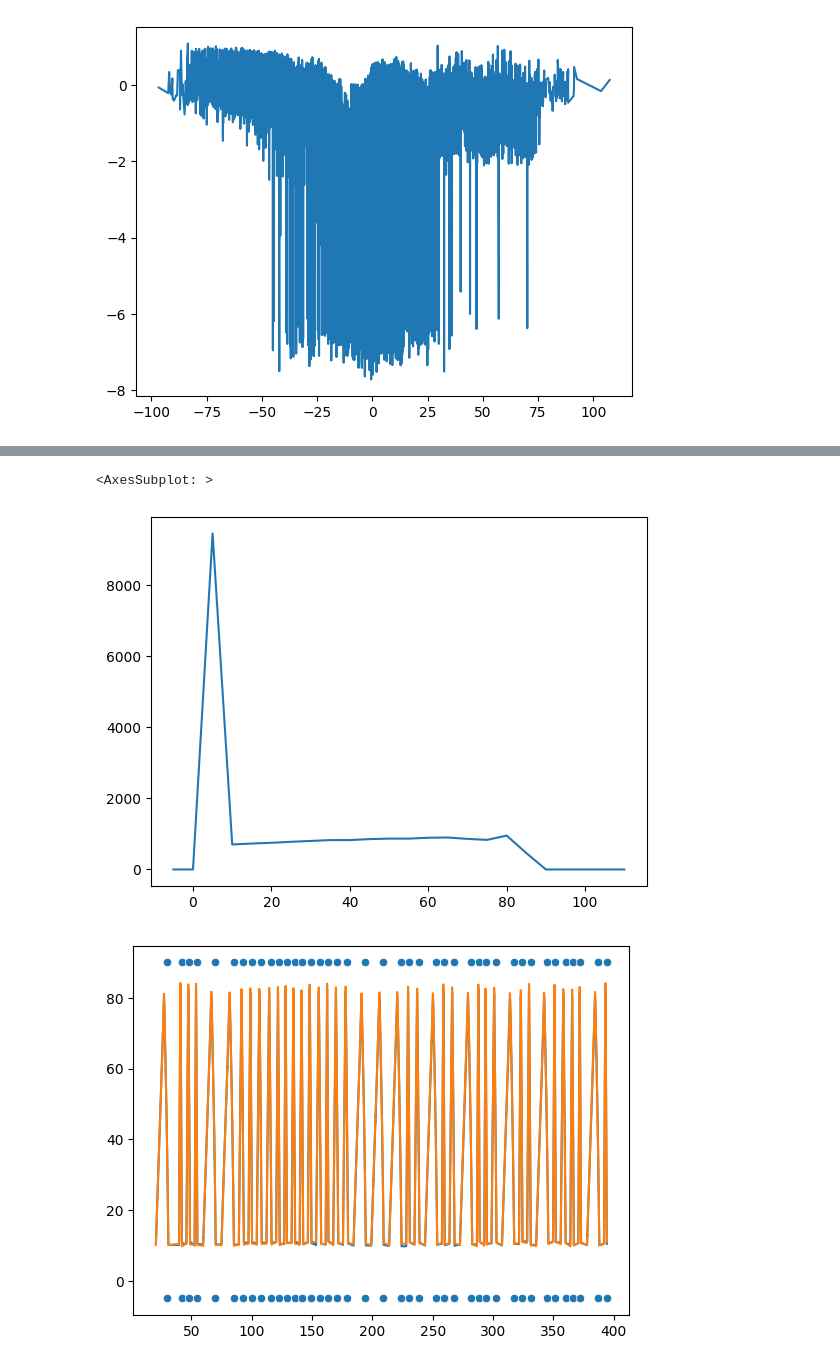
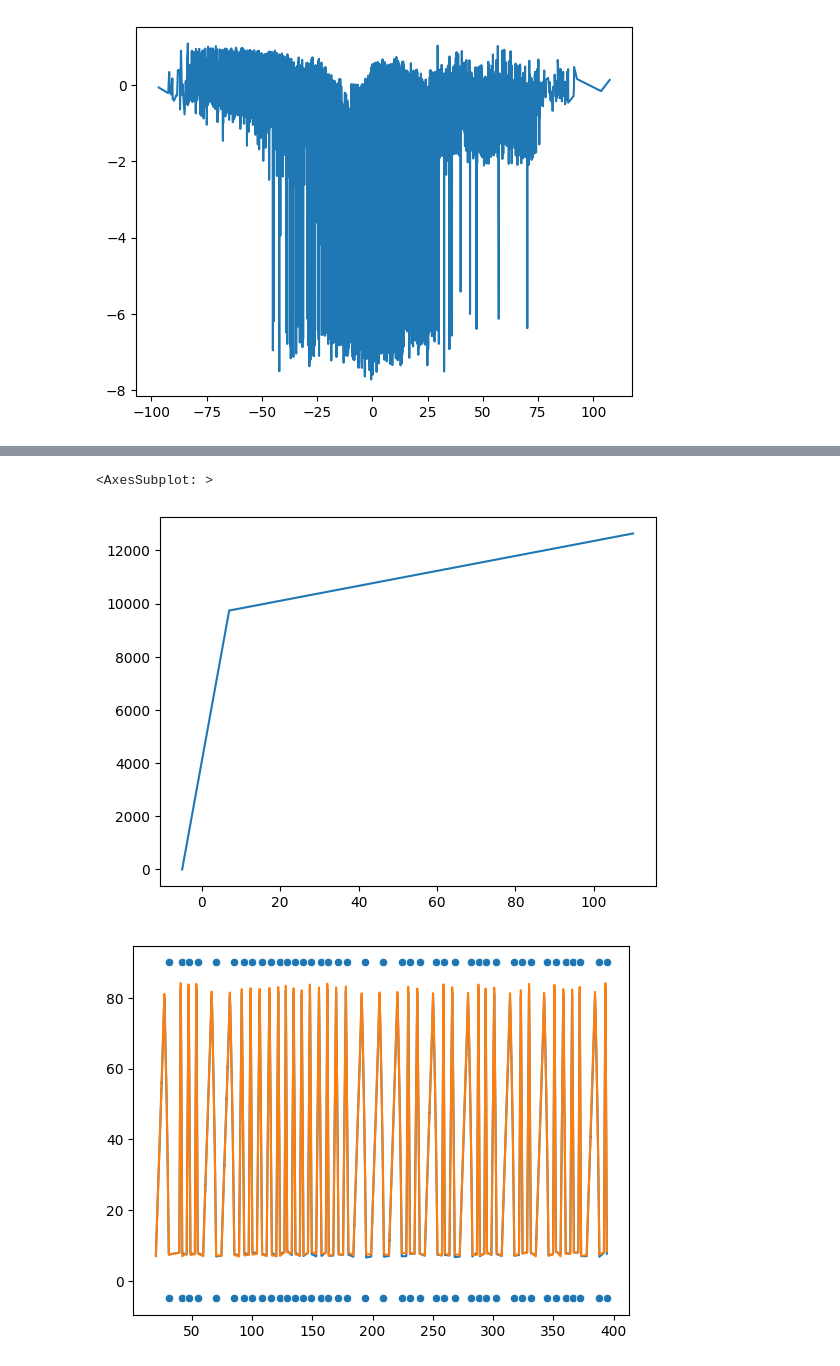
Before and after one commit to alejandromango/ArmAngleMotionTracking, a Jupyter notebook: ArmAngleAnalyzer.ipynb, the cells around one changed output, grey strips where cells are left out. Saved outputs shown, nothing was run; the diff lists cells and outputs as text; code cells hidden in the pictures.

```diff
--- a/ArmAngleAnalyzer.ipynb
+++ b/ArmAngleAnalyzer.ipynb
@@ -11,8 +11,8 @@ import xlsxwriter
 # %%
 experimentPath = "/Users/alex/Library/Mobile Documents/com~apple~CloudDocs/School/Masters/BME_207/Term Project/20221202_Initial_Full_Data_Run"#askdirectory(title='Select Folder Containing the experiment data')
 print(experimentPath)
-IMUData = pandas.read_csv("{}/20221203_IMUAngleData.csv".format(experimentPath))
-MCData = pandas.read_csv("{}/20221203_MotionCaptureAngleData.csv".format(experimentPath))
+IMUData = pandas.read_csv("{}/20221202_IMUAngleData.csv".format(experimentPath))
+MCData = pandas.read_csv("{}/20221202_MotionCaptureAngleData.csv".format(experimentPath))
 LogData = pandas.read_csv("{}/20221202_FullDataArmLog.txt".format(experimentPath), delimiter=';')
 videoFramerate = 59.94
 MCData['Time'] = MCData['Frame'].values/videoFramerate
@@ -106,7 +106,7 @@ seaborn.lineplot(y=difference[:-1], x=(MCVel + IMUVel)/2)
 <AxesSubplot: >
 [figure]
 # %%
-bins = [-5, 0, 5, 10, 15, 20, 25, 30, 35, 40, 45, 50, 55, 60, 65, 70, 75, 80, 85, 90, 95, 100, 105, 110]
+bins = [-5, 7, 110]
 indices = numpy.digitize(mean, bins)
 binnedDifference = []
 binnedMeanDiff = []
@@ -133,9 +133,9 @@ seaborn.lineplot(y=binnedMeanDiff, x=bins)
 seaborn.lineplot(y=numInBin, x=bins)
 # %% [output]
 <AxesSubplot: >
-[figure, old version]
+[figure, new version]
 # %%
-indexThreshold = 3
+indexThreshold = 1
 seaborn.lineplot(y=MCAngle[numpy.where(indices>indexThreshold)], x=sharedTimeVec[numpy.where(indices>indexThreshold)])
 seaborn.lineplot(y=IMUAngle[numpy.where(indices>indexThreshold)], x=sharedTimeVec[numpy.where(indices>indexThreshold)])
 timeDuringMove = sharedTimeVec[numpy.where(indices>indexThreshold)]
@@ -184,6 +184,29 @@ for i in range(len(logSpeeds)):
     stdDifferenceMove = numpy.std(differenceMove)
     rmsDifferenceMove = numpy.sqrt(numpy.mean(differenceMove**2))
 
+    # Extract dwell period
+    dwellName = "Dwell {}".format(i+1)
+    mcDwell = MCAngle[movementEnd[i]:movementStart[i]]
+    imuDwell = IMUAngle[movementEnd[i]:movementStart[i]]
+    timeDwell = sharedTimeVec[movementEnd[i]:movementStart[i]]
+    differenceDwell = mcDwell - imuDwell
+    meanDwell = (mcDwell + imuDwell)/2
+    dwell = pandas.DataFrame({"MC Move (°)".format(i+1): mcDwell,\
+                              "IMU Move (°)".format(i+1): imuDwell,\
+                              "Difference (MC - IMU°)" : differenceDwell,\
+                              "Mean (°)" : meanDwell,\
+                              "Time (s)": timeDwell})
+    # Prepare summary statistics
+    meanDifferenceDwell = numpy.average(differenceDwell)
+    stdDifferenceDwell = numpy.std(differenceDwell)
+    rmsDifferenceDwell = numpy.sqrt(numpy.mean(differenceDwell**2))
+
+    dwellSummary = pandas.DataFrame({"Move": [dwellName],\
+                                 "Mean Difference": [meanDifferenceDwell],\
+                                 "St Dev Difference": [stdDifferenceDwell],\
+                                 "RMS Difference": [rmsDifferenceDwell],\
+                                 "Speed": [4]})
+
     if '0' in logSpeeds[i]:
         moveName = "Slow Move {}".format(i+1)
         slowMoves = numpy.array([numpy.concatenate((slowMoves[0], mcMove)), numpy.concatenate((slowMoves[1], imuMove))])
@@ -193,34 +216,36 @@ for i in range(len(logSpeeds)):
                                  "RMS Difference": [rmsDifferenceMove],\
                                  "Speed": [0]})
     if '1' in logSpeeds[i]:
         moveName = "Medium Slow Move {}".format(i+1)
         medSlowMoves = numpy.array([numpy.concatenate((medSlowMoves[0], mcMove)), numpy.concatenate((medSlowMoves[1], imuMove))])
         moveSummary = pandas.DataFrame({"Move": [moveName],\
                                  "Mean Difference": [meanDifferenceMove],\
                                  "St Dev Difference": [stdDifferenceMove],\
                                  "RMS Difference": [rmsDifferenceMove],\
                                  "Speed": [1]})
     if '2' in logSpeeds[i]:
         moveName = "Medium Fast Move {}".format(i+1)
         medFastMoves = numpy.array([numpy.concatenate((medFastMoves[0], mcMove)), numpy.concatenate((medFastMoves[1], imuMove))])
         moveSummary = pandas.DataFrame({"Move": [moveName],\
                                  "Mean Difference": [meanDifferenceMove],\
                                  "St Dev Difference": [stdDifferenceMove],\
                                  "RMS Difference": [rmsDifferenceMove],\
                                  "Speed": [2]})
     if '3' in logSpeeds[i]:
         moveName = "Fast Move {}".format(i+1)
         fastMoves = numpy.array([numpy.concatenate((fastMoves[0], mcMove)), numpy.concatenate((fastMoves[1], imuMove))])
         moveSummary = pandas.DataFrame({"Move": [moveName],\
                                  "Mean Difference": [meanDifferenceMove],\
                                  "St Dev Difference": [stdDifferenceMove],\
                                  "RMS Difference": [rmsDifferenceMove],\
                                  "Speed": [3]})
 
     cyclesSummary = pandas.concat([cyclesSummary, moveSummary], ignore_index=True)
+    cyclesSummary = pandas.concat([cyclesSummary, dwellSummary], ignore_index=True)
     cycles[moveName] = cycle
+    cycles[dwellName] = dwell
 # %% [output]
-[figure, old version]
+[figure, new version]
 # %%
 writer = pandas.ExcelWriter('ProcessedArmData.xlsx', engine='xlsxwriter')
 for item in cycles:
```
Also changed, not shown: parts of 8 cells of this notebook.
